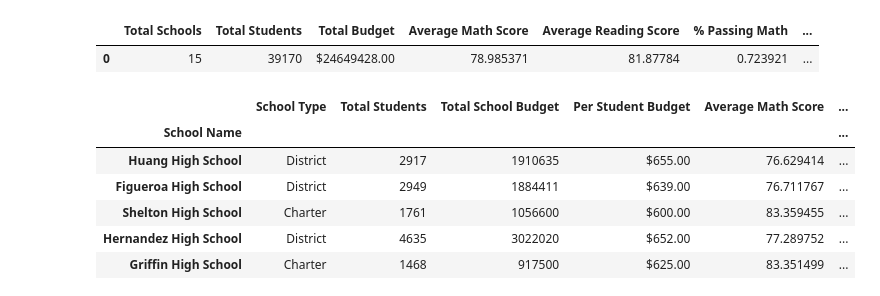
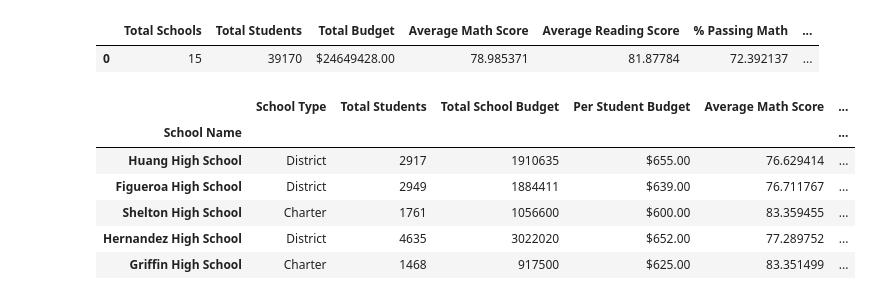
Before and after one commit to mu13j/HeroesofPymoli, a Jupyter notebook: Academy of Py/Academy of Py.ipynb, the cells around one changed output. Drawn from its saved outputs; the diff is of its cells as text; code cells hidden in the pictures.

```diff
--- a/Academy of Py/Academy of Py.ipynb
+++ b/Academy of Py/Academy of Py.ipynb
@@ -61,14 +61,14 @@ readpass=counter/len(student['reading_score']*100)
 overall=(mathpass+readpass)/2
 # %%
 #District Summary
-d={'Total Schools':[numsch],'Total Students':[numstu], 'Total Budget':["${:.2f}".format(totalbudget)],'Average Math Score':[avgmath],'Average Reading Score':[avgread],'% Passing Math':[mathpass],'% Passing Reading':[readpass],'Overall Passing Rate':[overall]}
+d={'Total Schools':[numsch],'Total Students':[numstu], 'Total Budget':["${:.2f}".format(totalbudget)],'Average Math Score':[avgmath],'Average Reading Score':[avgread],'% Passing Math':[mathpass*100],'% Passing Reading':[readpass*100],'Overall Passing Rate':[overall*100]}
 e=pd.DataFrame(data=d)
 cols=['Total Schools','Total Students', 'Total Budget','Average Math Score','Average Reading Score','% Passing Math','% Passing Reading','Overall Passing Rate']
 e=e[cols]
 e
 # %% [output]
 |  | Total Schools | Total Students | Total Budget | Average Math Score | Average Reading Score | % Passing Math | ... |
-| 0 | 15 | 39170 | $24649428.00 | 78.985371 | 81.87784 | 0.723921 | ... |
+| 0 | 15 | 39170 | $24649428.00 | 78.985371 | 81.87784 | 72.392137 | ... |
 # %%
 #School Summary
 schoolnames=[i for i in school['name']]
```
Also changed, not shown: 1 other file.
